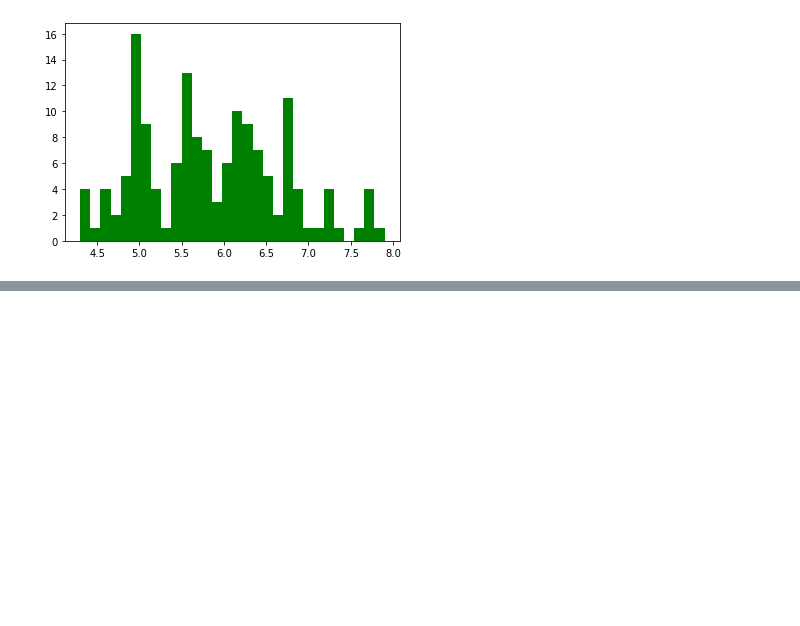
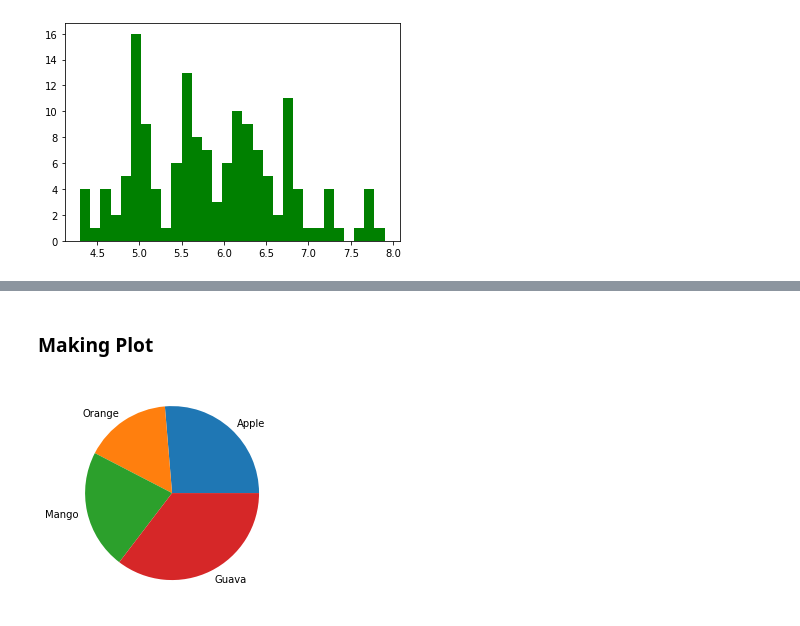
Before and after one commit to imamahasane/Matplotlib_Practices, a Jupyter notebook: MatplotlibPractice.ipynb, the cells around one changed output, grey strips where cells are left out. Saved outputs shown, nothing was run; the diff lists cells and outputs as text; code cells hidden in the pictures; blank space fills up the shorter version.

```diff
--- a/MatplotlibPractice.ipynb
+++ b/MatplotlibPractice.ipynb
@@ -286,0 +340,7 @@ plt.show()
+# %% [markdown]
+### Making Plot
+# %%
+plt.pie(q, labels = f)
+plt.show()
+# %% [output]
+[figure, added]
```
Also changed, not shown: parts of 23 cells of this notebook.
